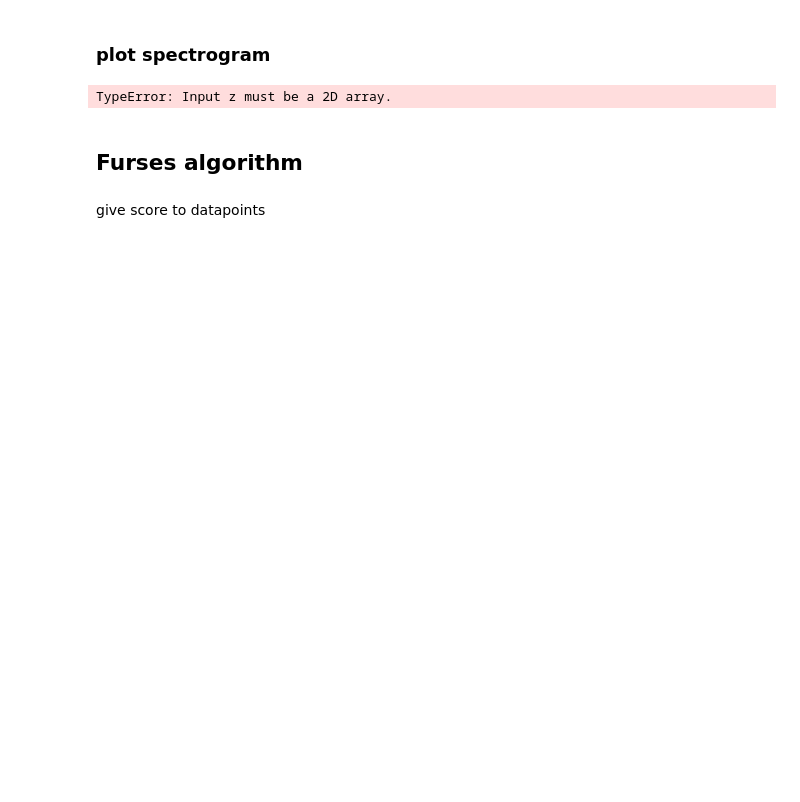
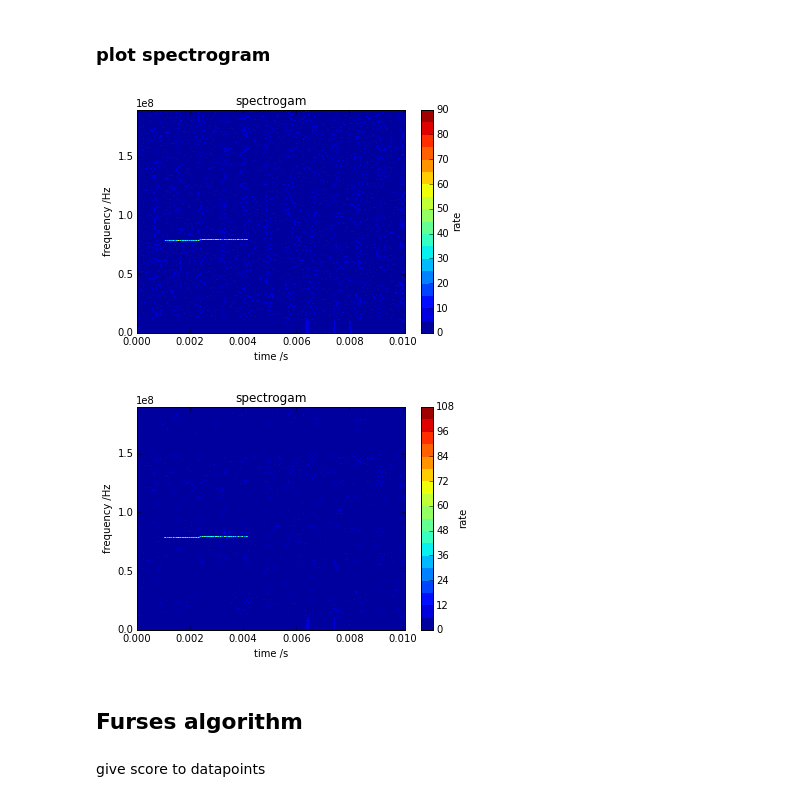
Before and after one commit to cclaessens/furse, a Jupyter notebook: furses_algorithm.ipynb, the cells around one changed output. Saved outputs shown, nothing was run; the diff lists cells and outputs as text; code cells hidden in the pictures; blank space fills up the shorter version.

```diff
--- a/furses_algorithm.ipynb
+++ b/furses_algorithm.ipynb
@@ -60,10 +72,11 @@ plt.show()
 # %%
 #plot_spectrogram(X, Y, Z*10**9, 1, "Power /nWatt" )
 plot_spectrogram(X, Y, rate1, 2, "rate" )
-plot_spectrogram(X[np.where(rate2>0)], Y[np.where(rate2>0)], rate2[np.where(rate2>0)], 3, "rate" )
+plot_spectrogram(X, Y, rate2, 3, "rate" )
 plt.show()
 # %% [output]
-TypeError: Input z must be a 2D array.
+[figure, added]
+[figure, added]
 # %% [markdown]
 ## Furses algorithm
 # %% [markdown]
```
Also changed, not shown: parts of 9 cells of this notebook.
